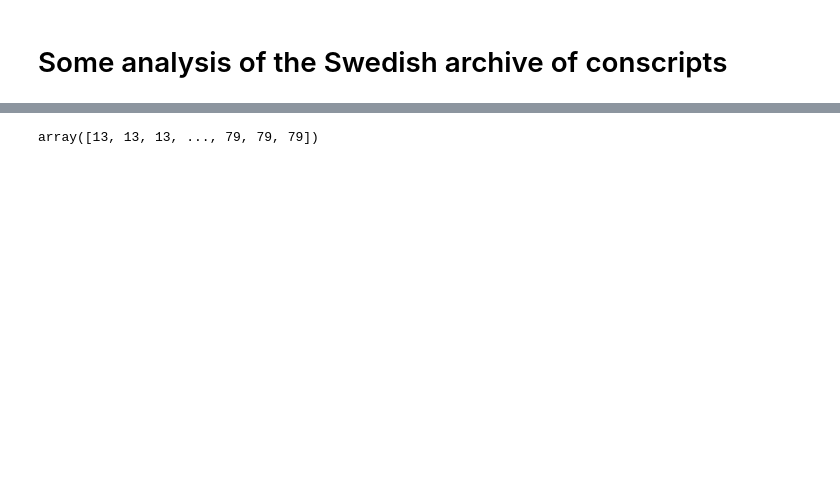
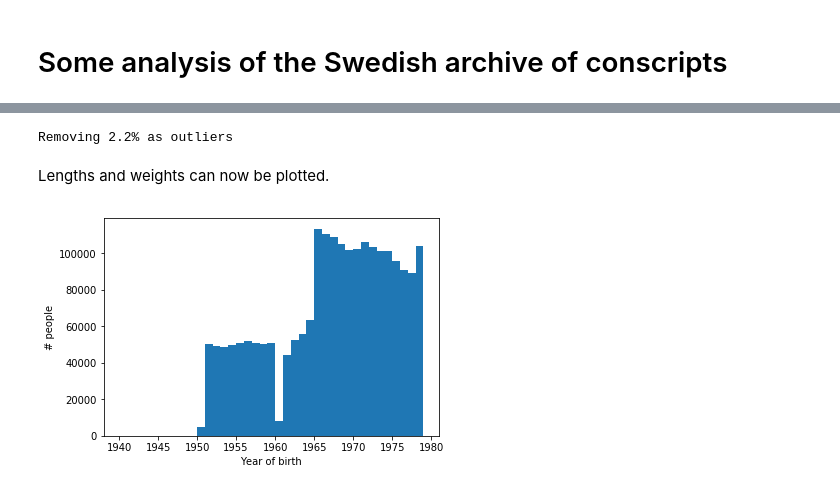
Before and after one commit to fredrikwahlberg/5LN445, a Jupyter notebook: Statistics - INSARK.ipynb, the cells around one changed output, grey strips where cells are left out. Cells and saved outputs as stored; diff of their text form; code cells hidden in the pictures; blank space fills up the shorter version.

```diff
--- a/Statistics - INSARK.ipynb
+++ b/Statistics - INSARK.ipynb
@@ -64,6 +65,24 @@ Loading data...done (34.1s)
-# %%
-length = data['LNGD']
-weight = data['MASS']
-born = data['PENR']//100
-# %% [output]
-array([13, 13, 13, ..., 79, 79, 79])
+# %%
+length = data['LNGD']
+weight = data['MASS']
+born = data['PENR']//100
+mask = np.percentile(weight, .5) < weight
+mask *= weight < np.percentile(weight, 99.5)
+mask *= np.percentile(length, .5) < length
+mask *= length < np.percentile(length, 99.5)
+print("Removing %.1f%% as outliers" % (100*(1 - np.sum(mask)/mask.shape[0])))
+length = length[mask]
+weight = weight[mask]
+born = born[mask]
+# %% [output]
+Removing 2.2% as outliers
+# %% [markdown]
+Lengths and weights can now be plotted.
+# %%
+plt.figure()
+plt.hist(born+1900, np.unique(born+1900))
+plt.xlabel("Year of birth")
+plt.ylabel("# people");
+plt.show()
+# %% [output]
+[figure, added]
```
Also changed, not shown: parts of 5 cells of this notebook, 5 other files.
